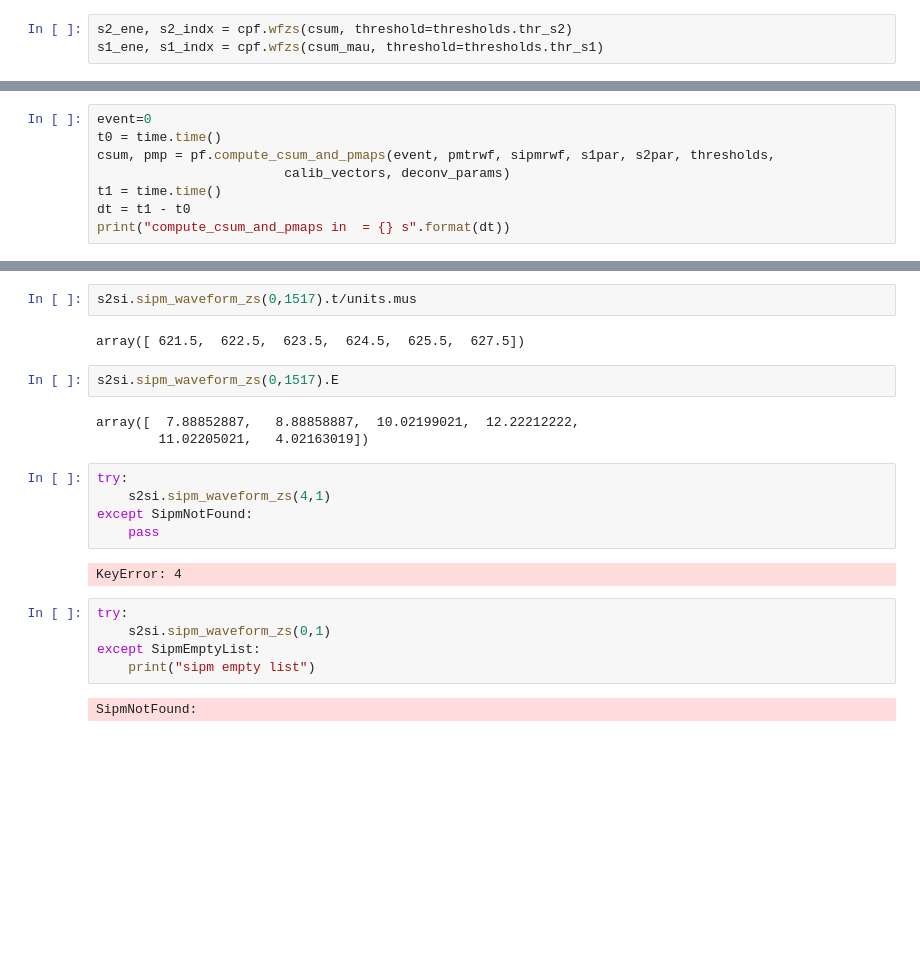
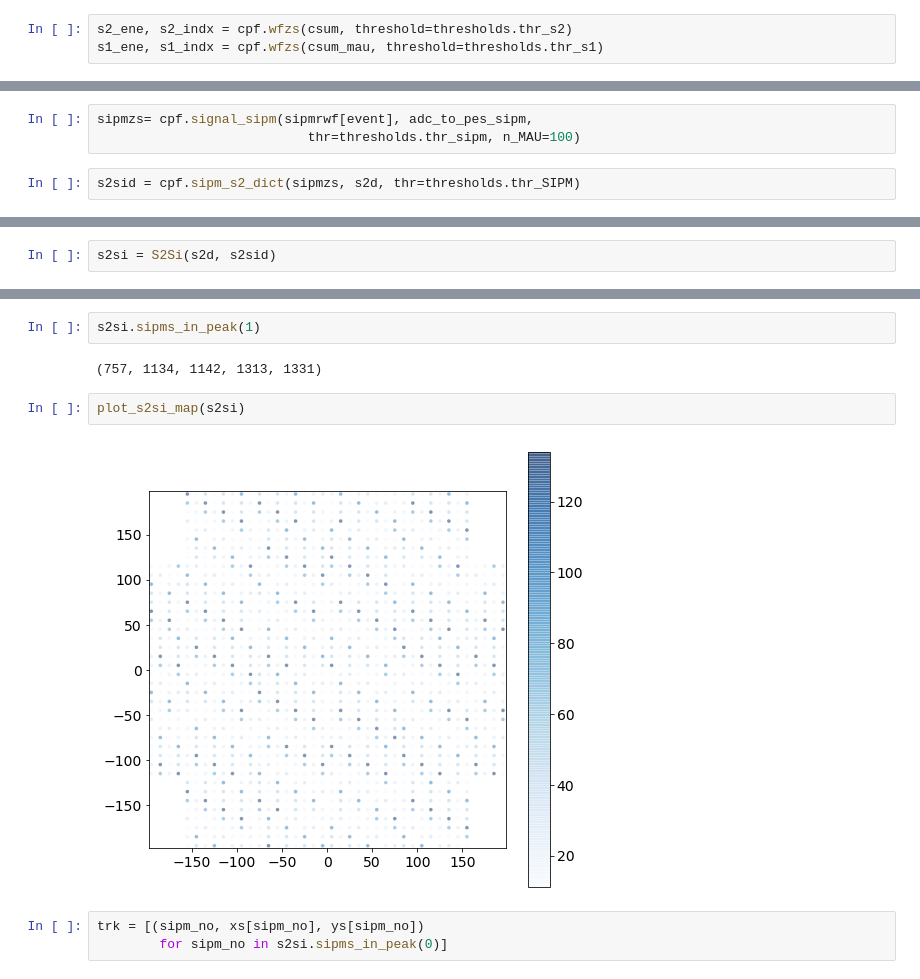
Before and after one commit to jmbenlloch/ICARO, a Jupyter notebook: icaro/core/Irene-debug.ipynb, the cells around one changed output, grey strips where cells are left out. Cells and saved outputs as stored; diff of their text form; blank space fills up the shorter version.

```diff
--- a/icaro/core/Irene-debug.ipynb
+++ b/icaro/core/Irene-debug.ipynb
@@ -163,8 +172,0 @@ def compute_csum_and_pmaps(event, pmtrwf, sipmrwf, s1par, s2par, thresholds,
-# %%
-event=0
-t0 = time.time()
-csum, pmp = pf.compute_csum_and_pmaps(event, pmtrwf, sipmrwf, s1par, s2par, thresholds,
-                        calib_vectors, deconv_params)
-t1 = time.time()
-dt = t1 - t0
-print("compute_csum_and_pmaps in  = {} s".format(dt))
@@ -282,0 +201,5 @@ s2si = evm.S2Si(pmp.S2, pmp.S2Si)
+# %%
+sipmzs= cpf.signal_sipm(sipmrwf[event], adc_to_pes_sipm,
+                           thr=thresholds.thr_sipm, n_MAU=100)
+# %%
+s2sid = cpf.sipm_s2_dict(sipmzs, s2d, thr=thresholds.thr_SIPM)
@@ -283,3 +228,5 @@ s2si = evm.S2Si(pmp.S2, pmp.S2Si)
+# %%
+s2si = S2Si(s2d, s2sid)
 # %%
 s2si
 # %% [output]
@@ -354,23 +258,11 @@ Waveform(samples = 6 width = 6.0 mus , energy = 54.1 pes
-# %%
-s2si.sipm_waveform_zs(0,1517).t/units.mus
-# %% [output]
-array([ 621.5,  622.5,  623.5,  624.5,  625.5,  627.5])
-# %%
-s2si.sipm_waveform_zs(0,1517).E
-# %% [output]
-array([  7.88852887,   8.88858887,  10.02199021,  12.22212222,
-        11.02205021,   4.02163019])
-# %%
-try:
-    s2si.sipm_waveform_zs(4,1)
-except SipmNotFound:
-    pass
-# %% [output]
-KeyError: 4
-# %%
-try:
-    s2si.sipm_waveform_zs(0,1)
-except SipmEmptyList:
-    print("sipm empty list")
-# %% [output]
-SipmNotFound:
+# %%
+s2si.sipms_in_peak(1)
+# %% [output]
+(757, 1134, 1142, 1313, 1331)
+# %%
+plot_s2si_map(s2si)
+# %% [output]
+[figure, added]
+# %%
+trk = [(sipm_no, xs[sipm_no], ys[sipm_no])
+        for sipm_no in s2si.sipms_in_peak(0)]
```
Also changed, not shown: parts of 57 cells of this notebook, 1 other file.
